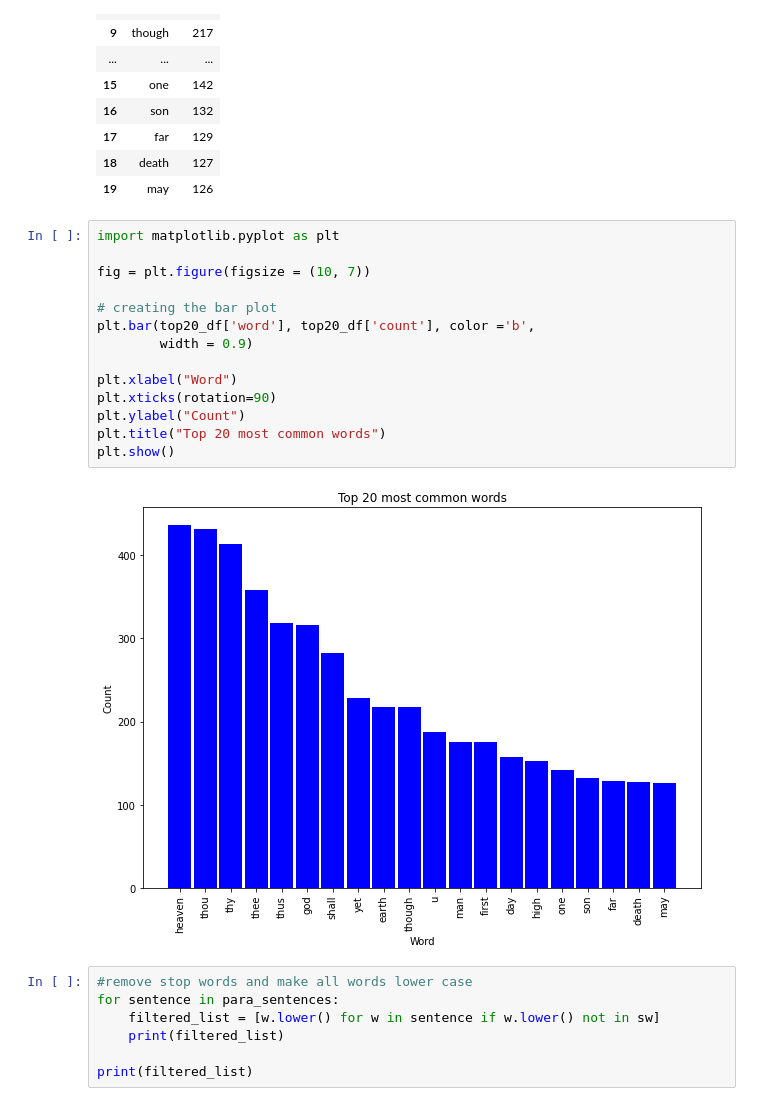
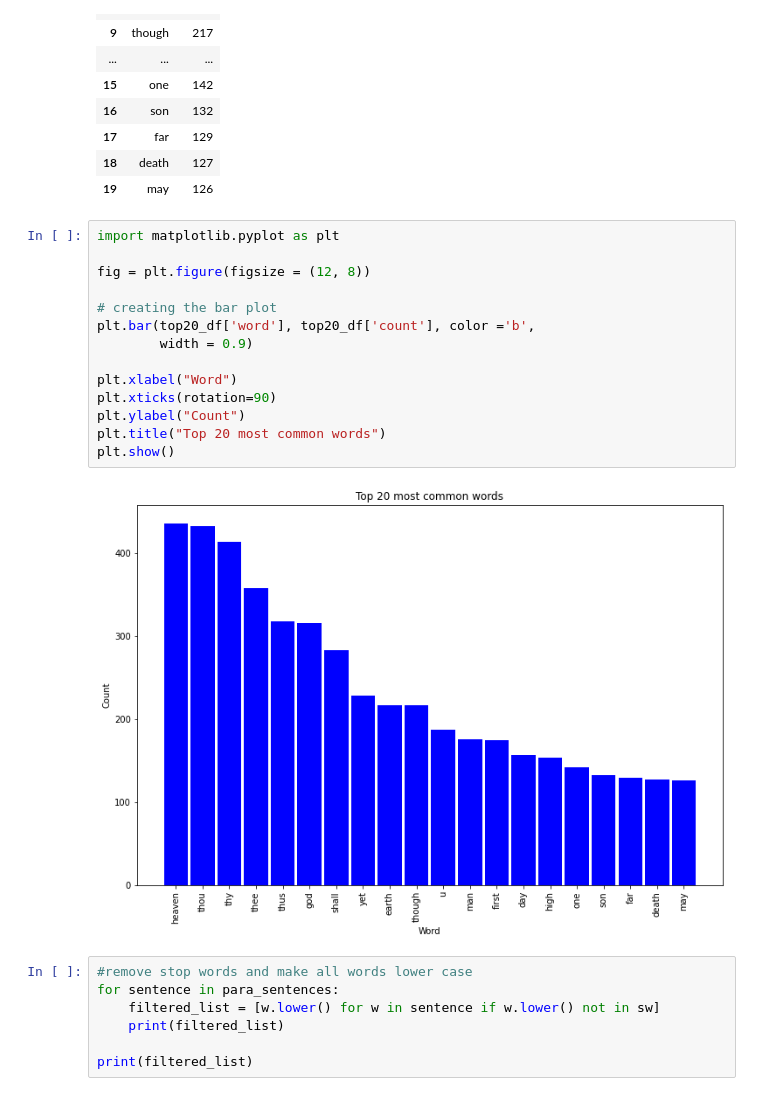
Before and after one commit to sam0790/homework, a Jupyter notebook: week 20/hw/week20_hw.ipynb, the cells around one changed output. Saved outputs shown, nothing was run; the diff lists cells and outputs as text.

```diff
--- a/week 20/hw/week20_hw.ipynb
+++ b/week 20/hw/week20_hw.ipynb
@@ -112,19 +126,19 @@ top20_df
 # %%
 import matplotlib.pyplot as plt
 
-fig = plt.figure(figsize = (10, 7))
+fig = plt.figure(figsize = (12, 8))
 
 # creating the bar plot
 plt.bar(top20_df['word'], top20_df['count'], color ='b',
         width = 0.9)
 
 plt.xlabel("Word")
 plt.xticks(rotation=90)
 plt.ylabel("Count")
 plt.title("Top 20 most common words")
 plt.show()
 # %% [output]
-[figure, old version]
+[figure, new version]
 # %%
 #remove stop words and make all words lower case
 for sentence in para_sentences:
```
Also changed, not shown: parts of 27 cells of this notebook, 2 other files.
